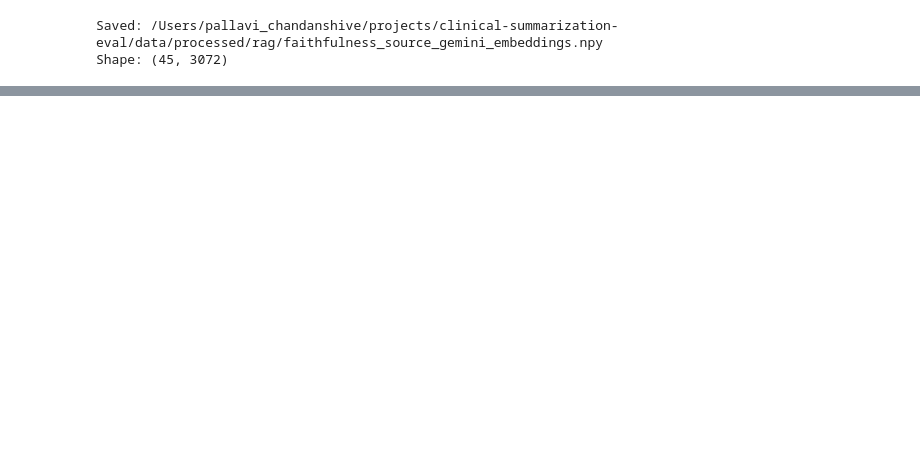
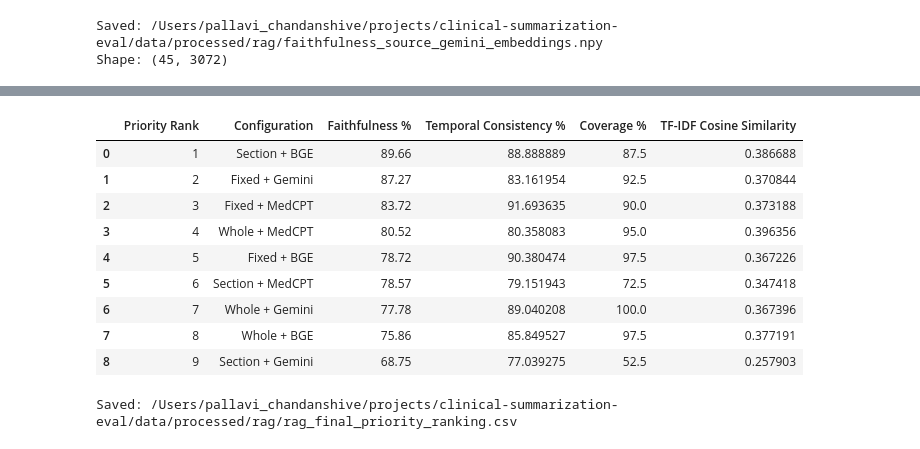
Before and after one commit to pallavi-cs-ai/clinical-summarization-eval, a Jupyter notebook: notebooks/rag/02_configuration_evaluation.ipynb, the cells around one changed output, grey strips where cells are left out. Drawn from its saved outputs; the diff is of its cells as text; code cells hidden in the pictures; blank space fills up the shorter version.

Commit message:
final eval 4 matrix

```diff
--- a/notebooks/rag/02_configuration_evaluation.ipynb
+++ b/notebooks/rag/02_configuration_evaluation.ipynb
@@ -2803,0 +3155,76 @@ Shape: (45, 3072)
+# %%
+# ============================================================
+# PRIORITY-BASED CONFIGURATION RANKING
+#
+# Evaluation priority:
+#   1. Faithfulness
+#   2. Temporal consistency
+#   3. Coverage
+#   4. TF-IDF similarity (supplementary)
+#
+# No averaging or composite score is used.
+# ============================================================
+
+priority_ranked_df = (
+    final_evaluation_df
+    .sort_values(
+        by=[
+            "Faithfulness %",
+            "Temporal Consistency %",
+            "Coverage %",
+            "TF-IDF Cosine Similarity",
+        ],
+        ascending=[
+            False,
+            False,
+            False,
+            False,
+        ],
+    )
+    .reset_index(drop=True)
+)
+
+priority_ranked_df.insert(
+    0,
+    "Priority Rank",
+    range(1, len(priority_ranked_df) + 1)
+)
+
+priority_ranked_df[
+    [
+        "Priority Rank",
+        "Configuration",
+        "Faithfulness %",
+        "Temporal Consistency %",
+        "Coverage %",
+        "TF-IDF Cosine Similarity",
+    ]
+]
+# %% [output]
+|  | Priority Rank | Configuration | Faithfulness % | Temporal Consistency % | Coverage % | TF-IDF Cosine Similarity |
+| 0 | 1 | Section + BGE | 89.66 | 88.888889 | 87.5 | 0.386688 |
+| 1 | 2 | Fixed + Gemini | 87.27 | 83.161954 | 92.5 | 0.370844 |
+| 2 | 3 | Fixed + MedCPT | 83.72 | 91.693635 | 90.0 | 0.373188 |
+| 3 | 4 | Whole + MedCPT | 80.52 | 80.358083 | 95.0 | 0.396356 |
+| 4 | 5 | Fixed + BGE | 78.72 | 90.380474 | 97.5 | 0.367226 |
+| 5 | 6 | Section + MedCPT | 78.57 | 79.151943 | 72.5 | 0.347418 |
+| 6 | 7 | Whole + Gemini | 77.78 | 89.040208 | 100.0 | 0.367396 |
+| 7 | 8 | Whole + BGE | 75.86 | 85.849527 | 97.5 | 0.377191 |
+| 8 | 9 | Section + Gemini | 68.75 | 77.039275 | 52.5 | 0.257903 |
+# %%
+PRIORITY_RANKING_PATH = (
+    PROJECT_ROOT
+    / "data"
+    / "processed"
+    / "rag"
+    / "rag_final_priority_ranking.csv"
+)
+
+priority_ranked_df.to_csv(
+    PRIORITY_RANKING_PATH,
+    index=False
+)
+
+print("Saved:", PRIORITY_RANKING_PATH)
+# %% [output]
+Saved: /Users/pallavi_chandanshive/projects/clinical-summarization-eval/data/processed/rag/rag_final_priority_ranking.csv
```
Also changed, not shown: parts of 10 cells of this notebook, 1 other file.
